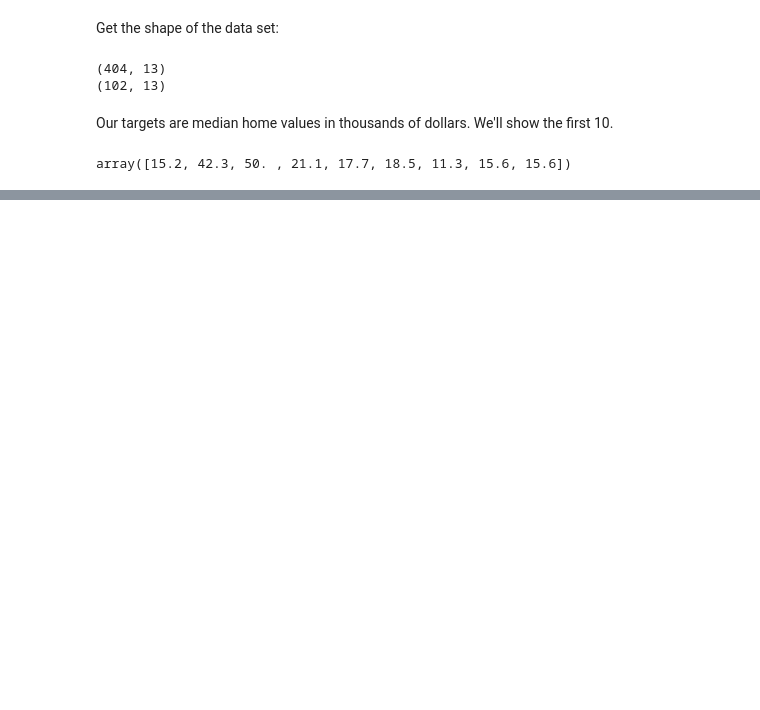
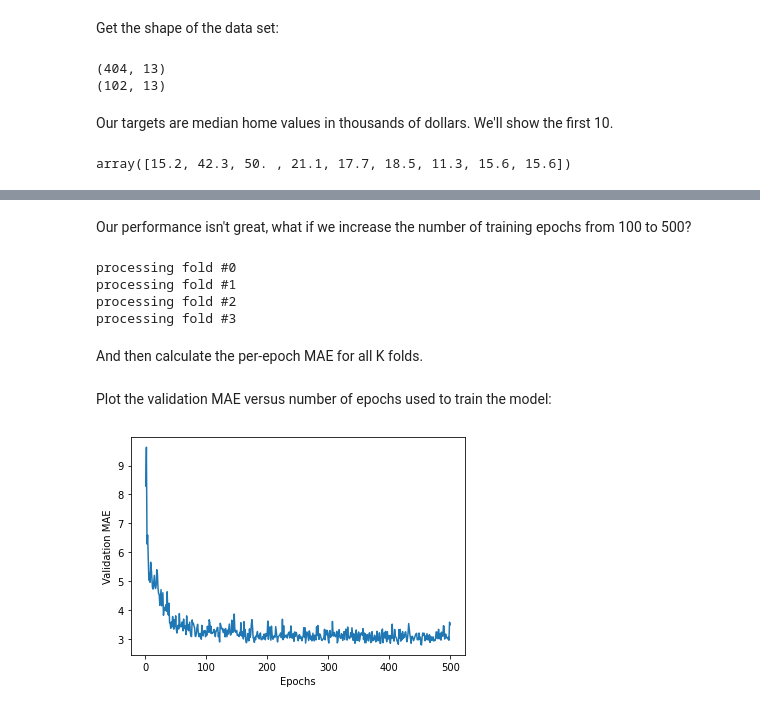
Before and after one commit to matthewreader/continuous-learning, a Jupyter notebook: books/deep-learning-with-python/chapter-4/Ch4_Regression_With_Boston_Housing_Prices.ipynb, the cells around one changed output, grey strips where cells are left out. Saved outputs shown, nothing was run; the diff lists cells and outputs as text; code cells hidden in the pictures; blank space fills up the shorter version.

```diff
--- a/books/deep-learning-with-python/chapter-4/Ch4_Regression_With_Boston_Housing_Prices.ipynb
+++ b/books/deep-learning-with-python/chapter-4/Ch4_Regression_With_Boston_Housing_Prices.ipynb
@@ -33,0 +60,7 @@ array([15.2, 42.3, 50. , 21.1, 17.7, 18.5, 11.3, 15.6, 15.6])
+# %%
+mean = train_data.mean(axis=0)
+train_data -= mean
+std = train_data.std(axis=0)
+train_data /= std
+test_data -= mean
+test_data /= std
@@ -33,0 +89,9 @@ array([15.2, 42.3, 50. , 21.1, 17.7, 18.5, 11.3, 15.6, 15.6])
+# %%
+def build_model():
+    model = keras.Sequential([
+      layers.Dense(64, activation='relu'),
+      layers.Dense(64, activation='relu'),
+      layers.Dense(1)
+    ])
+    model.compile(optimizer='rmsprop', loss='mse', metrics=['mae'])
+    return model
@@ -33,0 +135,42 @@ array([15.2, 42.3, 50. , 21.1, 17.7, 18.5, 11.3, 15.6, 15.6])
+# %% [markdown]
+Our performance isn't great, what if we increase the number of training epochs from 100 to 500?
+# %%
+num_epochs = 500
+all_mae_histories = []
+for i in range(k):
+    print('processing fold #%d' % i)
+    val_data = train_data[i * num_val_samples: (i + 1) * num_val_samples]
+    val_targets = train_targets[i * num_val_samples: (i + 1) * num_val_samples]
+    partial_train_data = np.concatenate(
+        [train_data[:i * num_val_samples],
+         train_data[(i + 1) * num_val_samples:]],
+        axis=0)
+    partial_train_targets = np.concatenate(
+        [train_targets[:i * num_val_samples],
+         train_targets[(i + 1) * num_val_samples:]],
+        axis=0)
+    model = build_model()
+    history = model.fit(partial_train_data, partial_train_targets,
+                        validation_data=(val_data, val_targets),
+                        epochs=num_epochs, batch_size=1, verbose=0)
+    mae_history = history.history['val_mae']
+    all_mae_histories.append(mae_history)
+# %% [output]
+processing fold #0
+processing fold #1
+processing fold #2
+processing fold #3
+# %% [markdown]
+And then calculate the per-epoch MAE for all K folds.
+# %%
+average_mae_history = [
+    np.mean([x[i] for x in all_mae_histories]) for i in range(num_epochs)]
+# %% [markdown]
+Plot the validation MAE versus number of epochs used to train the model:
+# %%
+plt.plot(range(1, len(average_mae_history) + 1), average_mae_history)
+plt.xlabel('Epochs')
+plt.ylabel('Validation MAE')
+plt.show()
+# %% [output]
+[figure, added]
```
Also changed, not shown: parts of 14 cells of this notebook, 1 other file.
